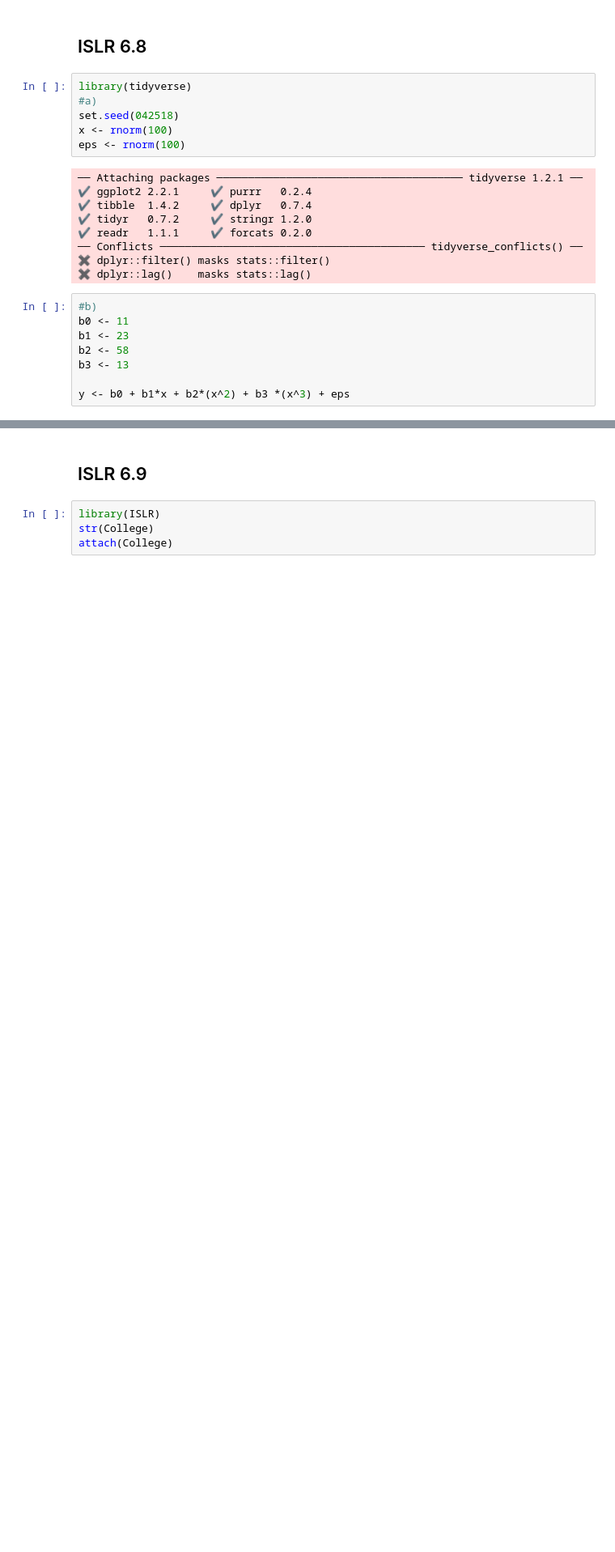
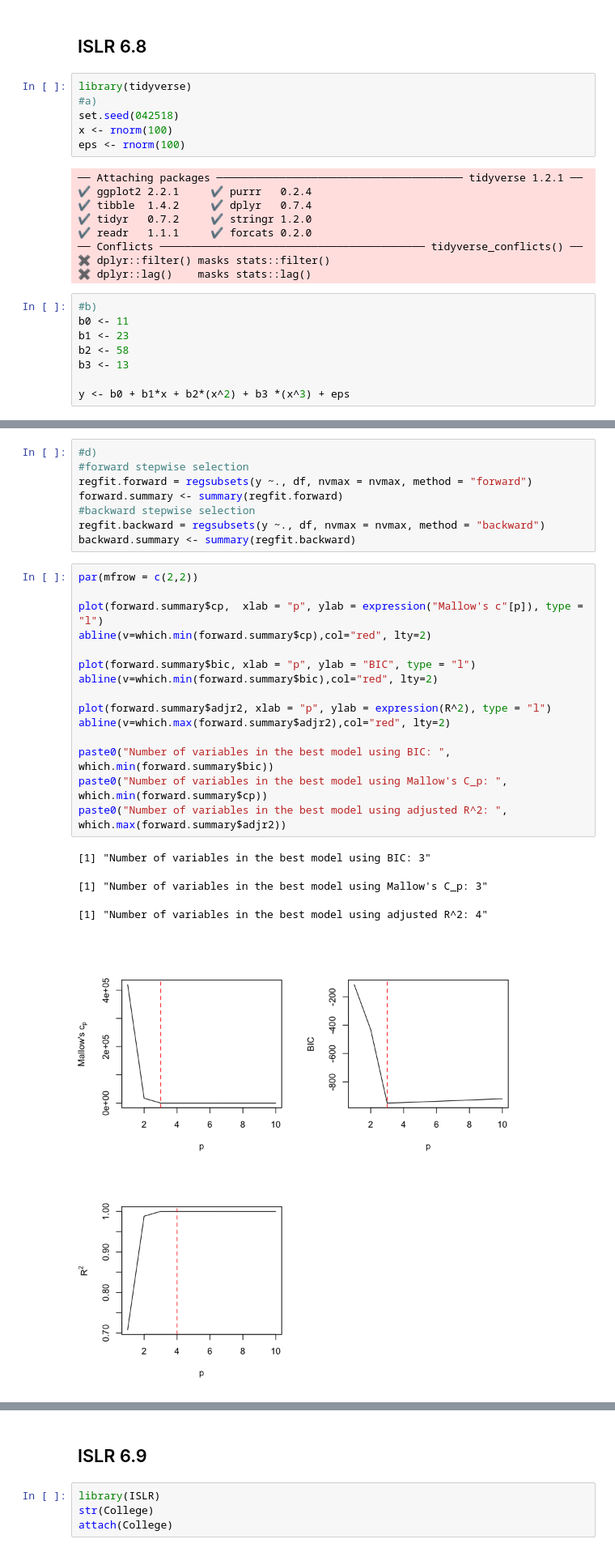
Before and after one commit to kalexandriabond/bond_DSPN_S18, a Jupyter notebook: BOND_Homework6.ipynb, the cells around one changed output, grey strips where cells are left out. Shown at 81% size. Drawn from its saved outputs; the diff is of its cells as text; blank space fills up the shorter version.

```diff
--- a/BOND_Homework6.ipynb
+++ b/BOND_Homework6.ipynb
@@ -66,0 +87,28 @@ reg.summary$bic; reg.summary$adjr2; reg.summary$cp
+# %%
+#d)
+#forward stepwise selection
+regfit.forward = regsubsets(y ~., df, nvmax = nvmax, method = "forward")
+forward.summary <- summary(regfit.forward)
+#backward stepwise selection
+regfit.backward = regsubsets(y ~., df, nvmax = nvmax, method = "backward")
+backward.summary <- summary(regfit.backward)
+# %%
+par(mfrow = c(2,2))
+
+plot(forward.summary$cp,  xlab = "p", ylab = expression("Mallow's c"[p]), type = "l")
+abline(v=which.min(forward.summary$cp),col="red", lty=2)
+
+plot(forward.summary$bic, xlab = "p", ylab = "BIC", type = "l")
+abline(v=which.min(forward.summary$bic),col="red", lty=2)
+
+plot(forward.summary$adjr2, xlab = "p", ylab = expression(R^2), type = "l")
+abline(v=which.max(forward.summary$adjr2),col="red", lty=2)
+
+paste0("Number of variables in the best model using BIC: ", which.min(forward.summary$bic))
+paste0("Number of variables in the best model using Mallow's C_p: ", which.min(forward.summary$cp))
+paste0("Number of variables in the best model using adjusted R^2: ", which.max(forward.summary$adjr2))
+# %% [output]
+[1] "Number of variables in the best model using BIC: 3"
+[1] "Number of variables in the best model using Mallow's C_p: 3"
+[1] "Number of variables in the best model using adjusted R^2: 4"
+[figure, added]
```
Also changed, not shown: parts of 33 cells of this notebook.
